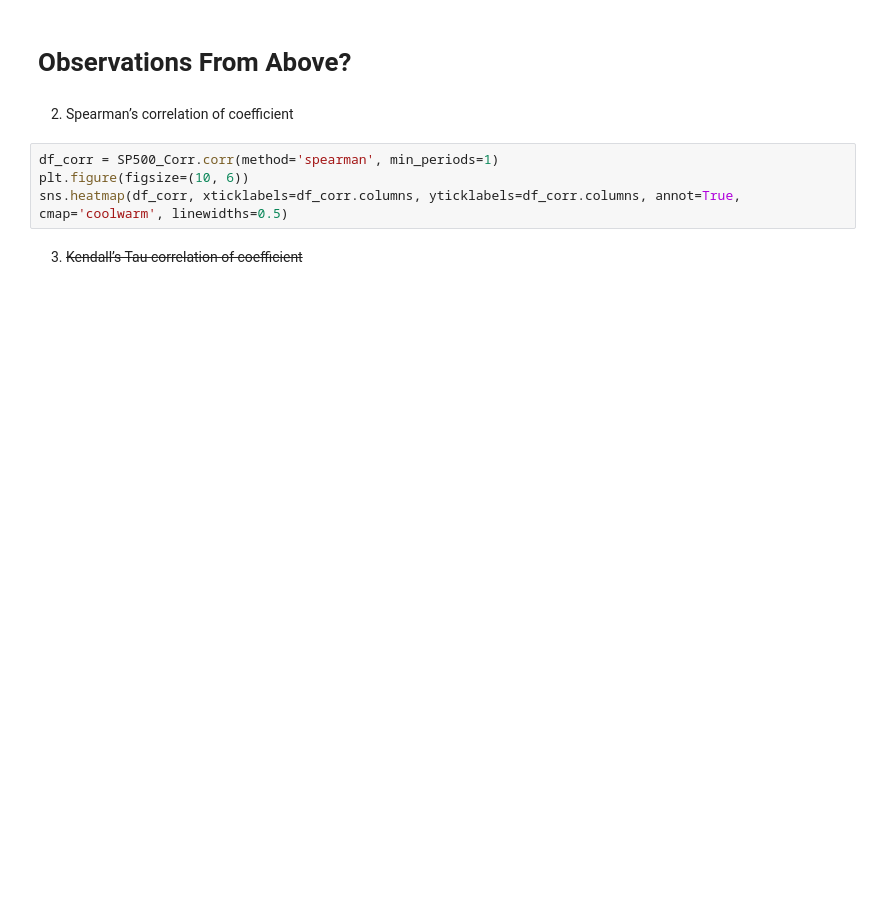
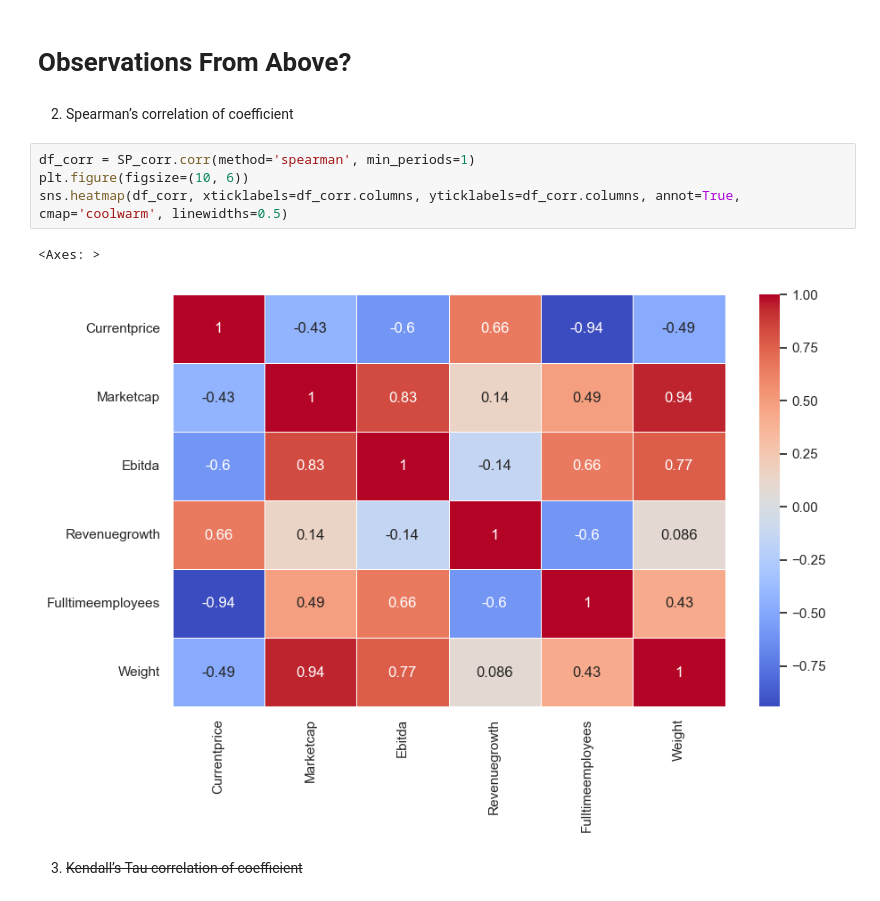
Before and after one commit to aevilla160/qfs_ml_workshop, a Jupyter notebook: nightly.ipynb, the cells around one changed output. Cells and saved outputs as stored; diff of their text form; blank space fills up the shorter version.

```diff
--- a/nightly.ipynb
+++ b/nightly.ipynb
@@ -100,8 +100,11 @@ sns.heatmap(df_corr, xticklabels=df_corr.columns, yticklabels=df_corr.columns, a
 # %% [markdown]
 2.  Spearman’s correlation of coefficient
 # %%
-df_corr = SP500_Corr.corr(method='spearman', min_periods=1)
+df_corr = SP_corr.corr(method='spearman', min_periods=1)
 plt.figure(figsize=(10, 6))
 sns.heatmap(df_corr, xticklabels=df_corr.columns, yticklabels=df_corr.columns, annot=True, cmap='coolwarm', linewidths=0.5)
+# %% [output]
+<Axes: >
+[figure, added]
 # %% [markdown]
 3.  ~~Kendall’s Tau correlation of coefficient~~
```
Also changed, not shown: parts of 1 cell of this notebook.
